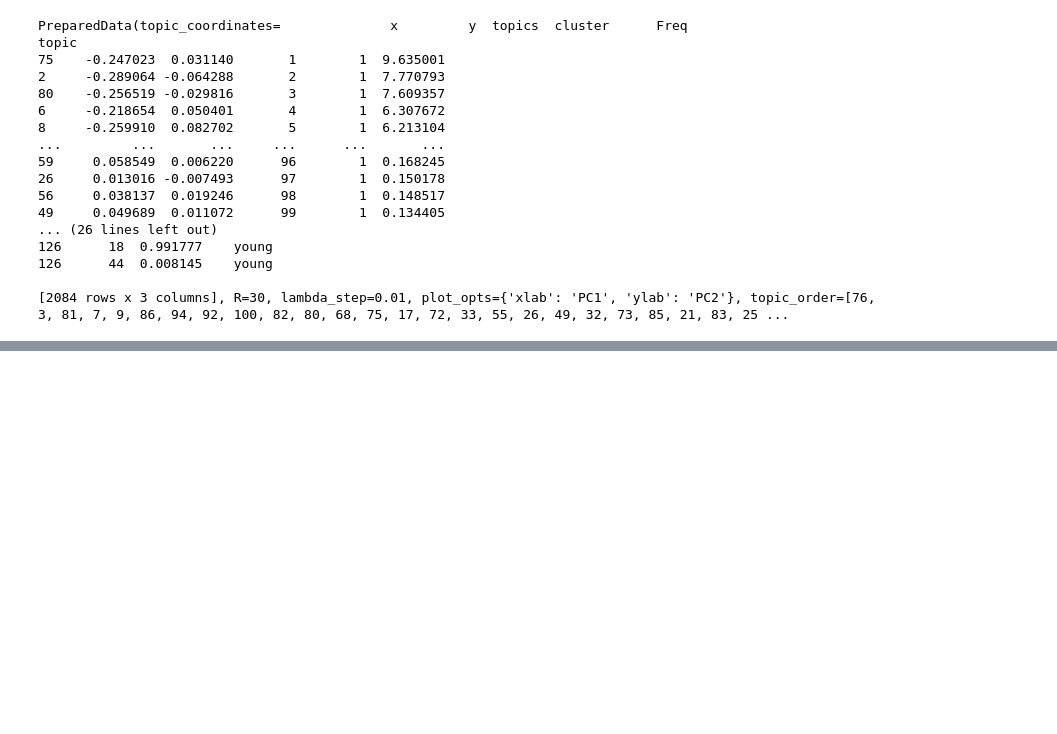
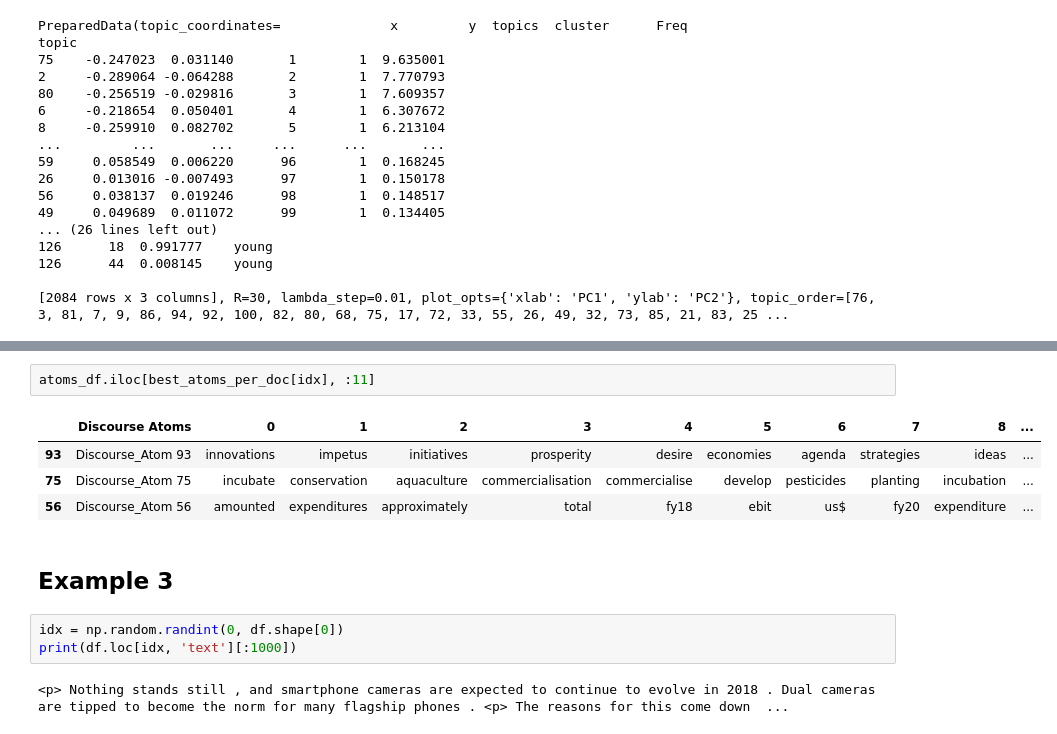
Before and after one commit to varshar16/K-SVD-Word-Embedding, a Jupyter notebook: ksvd-application.ipynb, the cells around one changed output, grey strips where cells are left out. Drawn from its saved outputs; the diff is of its cells as text; blank space fills up the shorter version.

```diff
--- a/ksvd-application.ipynb
+++ b/ksvd-application.ipynb
@@ -352,0 +445,14 @@ topic
+# %%
+atoms_df.iloc[best_atoms_per_doc[idx], :11]
+# %% [output]
+|  | Discourse Atoms | 0 | 1 | 2 | 3 | 4 | 5 | 6 | 7 | 8 | ... |
+| 93 | Discourse_Atom 93 | innovations | impetus | initiatives | prosperity | desire | economies | agenda | strategies | ideas | ... |
+| 75 | Discourse_Atom 75 | incubate | conservation | aquaculture | commercialisation | commercialise | develop | pesticides | planting | incubation | ... |
+| 56 | Discourse_Atom 56 | amounted | expenditures | approximately | total | fy18 | ebit | us$ | fy20 | expenditure | ... |
+# %% [markdown]
+## Example 3
+# %%
+idx = np.random.randint(0, df.shape[0])
+print(df.loc[idx, 'text'][:1000])
+# %% [output]
+<p> Nothing stands still , and smartphone cameras are expected to continue to evolve in 2018 . Dual cameras are tipped to become the norm for many flagship phones . <p> The reasons for this come down  ...
```
Also changed, not shown: parts of 35 cells of this notebook.
